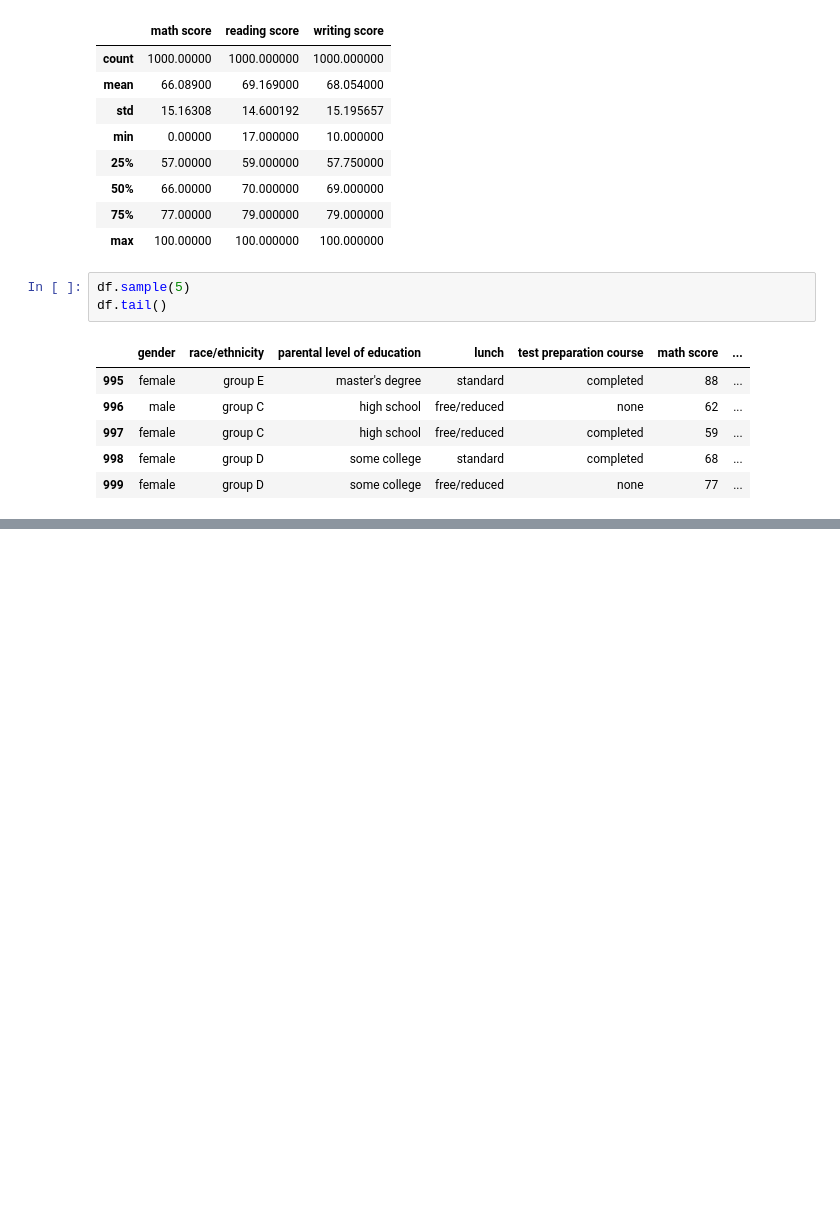
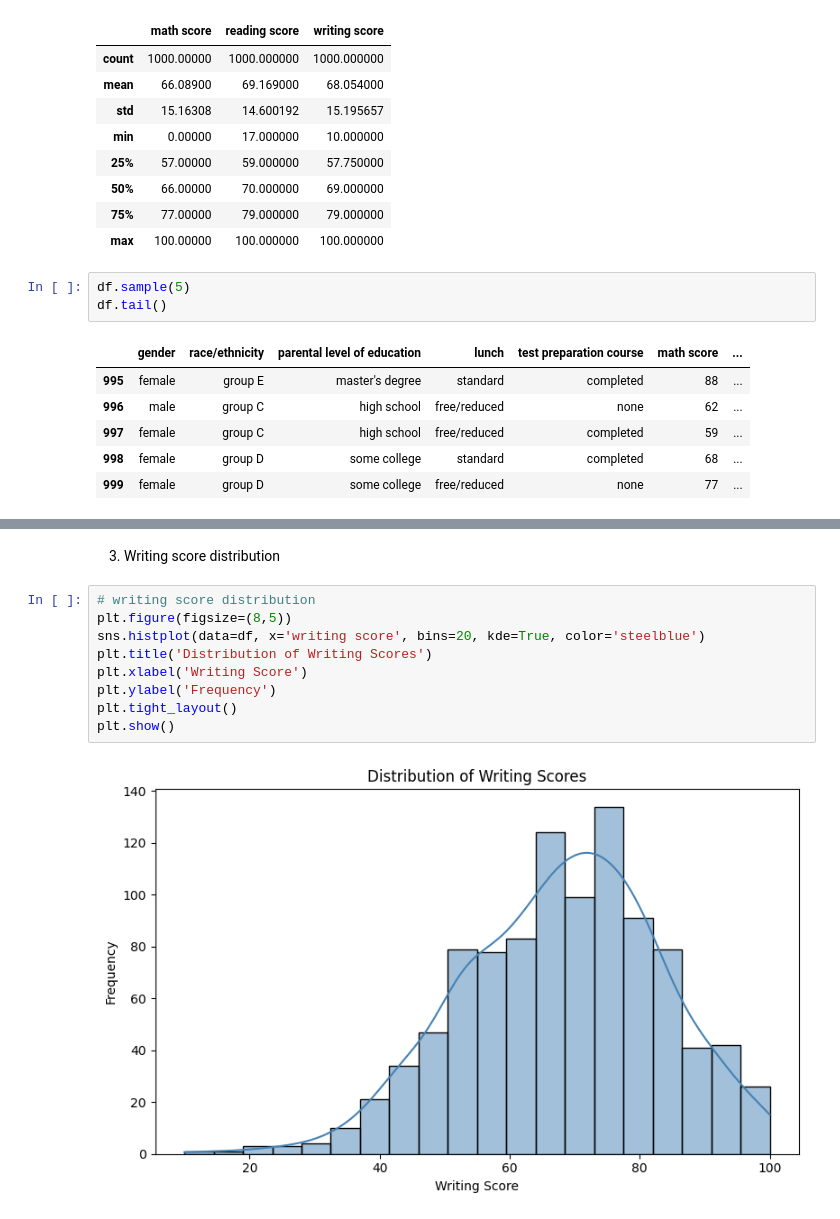
Before and after one commit to kkbbmrl/EDA, a Jupyter notebook: hello.ipynb, the cells around one changed output, grey strips where cells are left out. Cells and saved outputs as stored; diff of their text form; blank space fills up the shorter version.

```diff
--- a/hello.ipynb
+++ b/hello.ipynb
@@ -71,0 +119,13 @@ Shape of dataset: (1000, 8)
+# %% [markdown]
+3. Writing score distribution
+# %%
+# writing score distribution
+plt.figure(figsize=(8,5))
+sns.histplot(data=df, x='writing score', bins=20, kde=True, color='steelblue')
+plt.title('Distribution of Writing Scores')
+plt.xlabel('Writing Score')
+plt.ylabel('Frequency')
+plt.tight_layout()
+plt.show()
+# %% [output]
+[figure, added]
```
Also changed, not shown: parts of 27 cells of this notebook.
